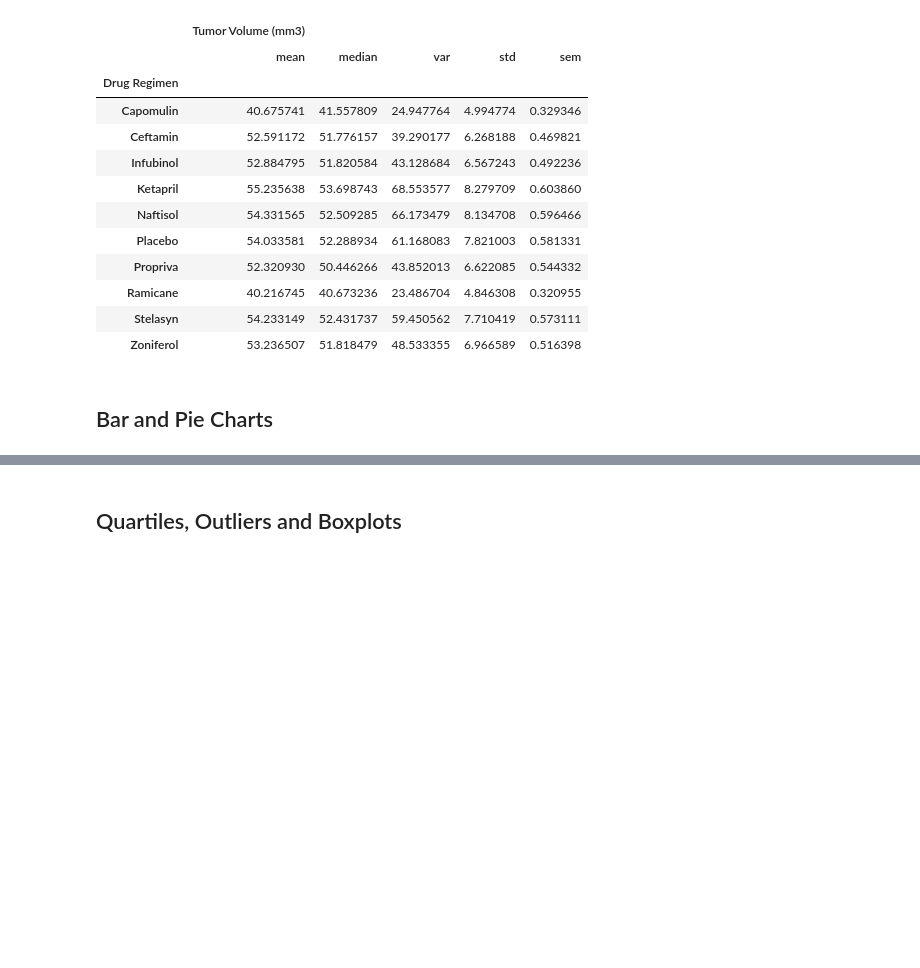
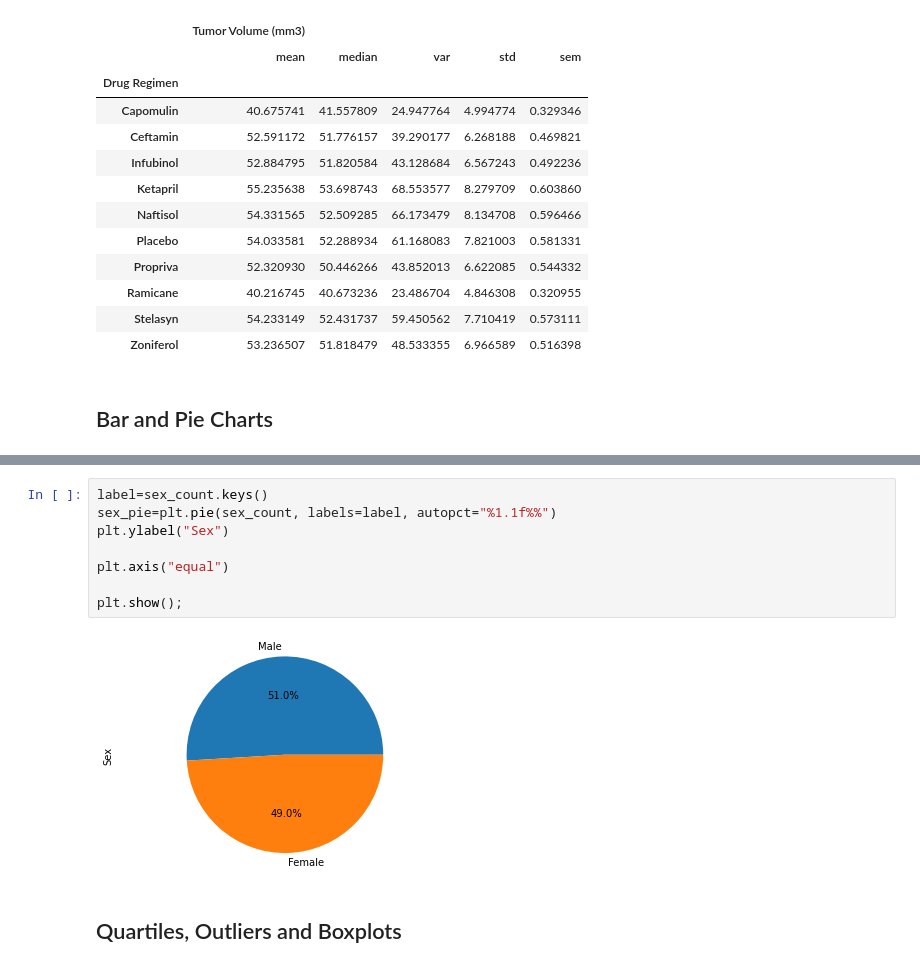
Before and after one commit to nathanunghwan/Pymaceuticals-analysis, a Jupyter notebook: pymaceuticals_starter.ipynb, the cells around one changed output, grey strips where cells are left out. Cells and saved outputs as stored; diff of their text form; blank space fills up the shorter version.

```diff
--- a/pymaceuticals_starter.ipynb
+++ b/pymaceuticals_starter.ipynb
@@ -165,3 +181,13 @@ plt.show();
+# %%
+label=sex_count.keys()
+sex_pie=plt.pie(sex_count, labels=label, autopct="%1.1f%%")
+plt.ylabel("Sex")
+
+plt.axis("equal")
+
+plt.show();
+# %% [output]
+[figure, added]
 # %% [markdown]
 ## Quartiles, Outliers and Boxplots
 # %%
```
Also changed, not shown: parts of 15 cells of this notebook.
